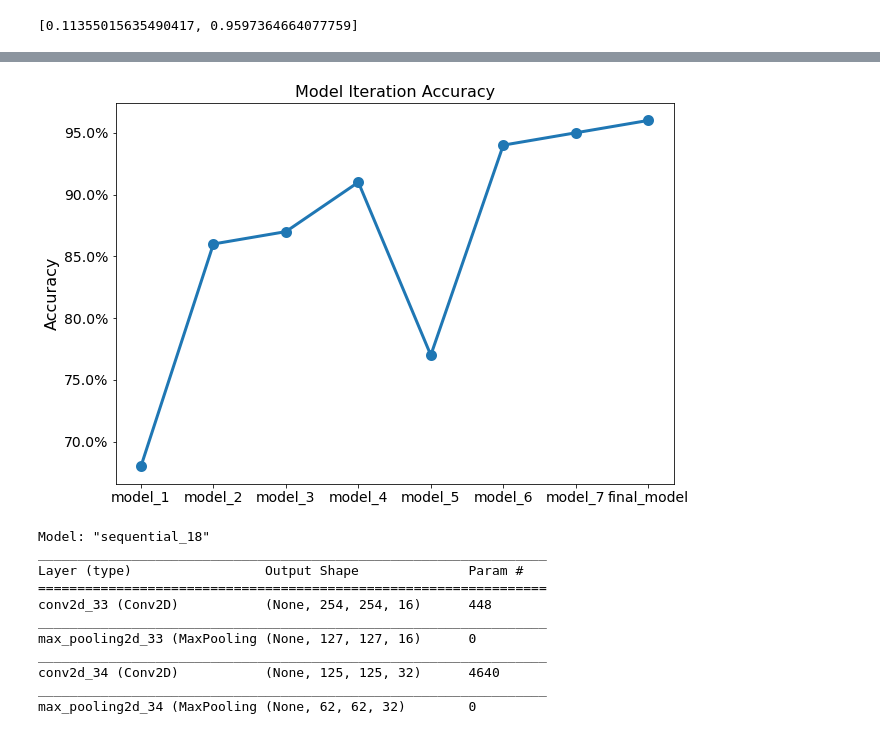
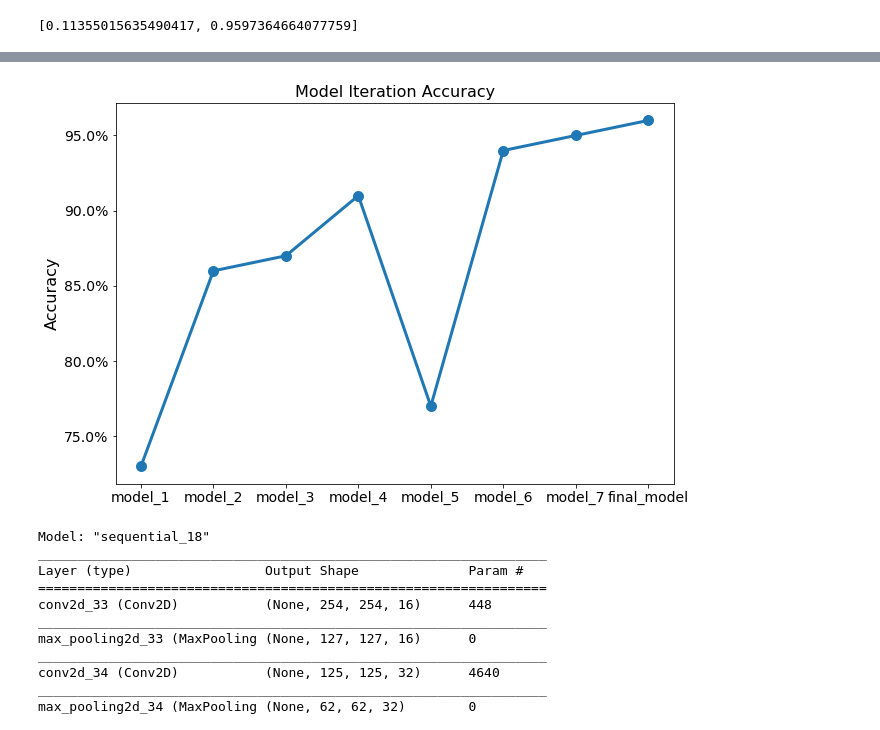
Before and after one commit to bentoler22/Flatiron_Phase_4_Project, a Jupyter notebook: Chest_Xray_Pneumonia_Classification.ipynb, the cells around one changed output, grey strips where cells are left out. Drawn from its saved outputs; the diff is of its cells as text; code cells hidden in the pictures.

```diff
--- a/Chest_Xray_Pneumonia_Classification.ipynb
+++ b/Chest_Xray_Pneumonia_Classification.ipynb
@@ -706,23 +722,23 @@ plt.title('Final Model Confusion Matrix', fontsize=16);
 # %%
 import matplotlib.ticker as mtick
 # model accuracy progression
 x = list(range(1,9))
 x_ticks= ['model_1', 'model_2', 'model_3', 'model_4','model_5', 'model_6','model_7', 'final_model']
 # model accuracies
-y = [.68, .86, .87, .91, .77, .94, .95, .96]
+y = [.73, .86, .87, .91, .77, .94, .95, .96]
 
 #plot accuracy for each model
 fig, ax = plt.subplots(figsize=(10,7))
 plt.scatter(x, y, linewidth=5);
 plt.plot(x, y, linewidth=3);
 ax.set_xticks(x);
 ax.set_xticklabels(labels=x_ticks, fontsize=14);
 plt.ylabel('Accuracy', fontsize=16);
 plt.yticks(fontsize=14)
 plt.gca().yaxis.set_major_formatter(mtick.PercentFormatter(xmax=1.0))
 plt.title('Model Iteration Accuracy', fontsize=16);
 # %% [output]
-[figure, old version]
+[figure, new version]
 # %%
 final_saved_model.summary()
 # %% [output]
```
Also changed, not shown: parts of 8 cells of this notebook, 4 other files.
